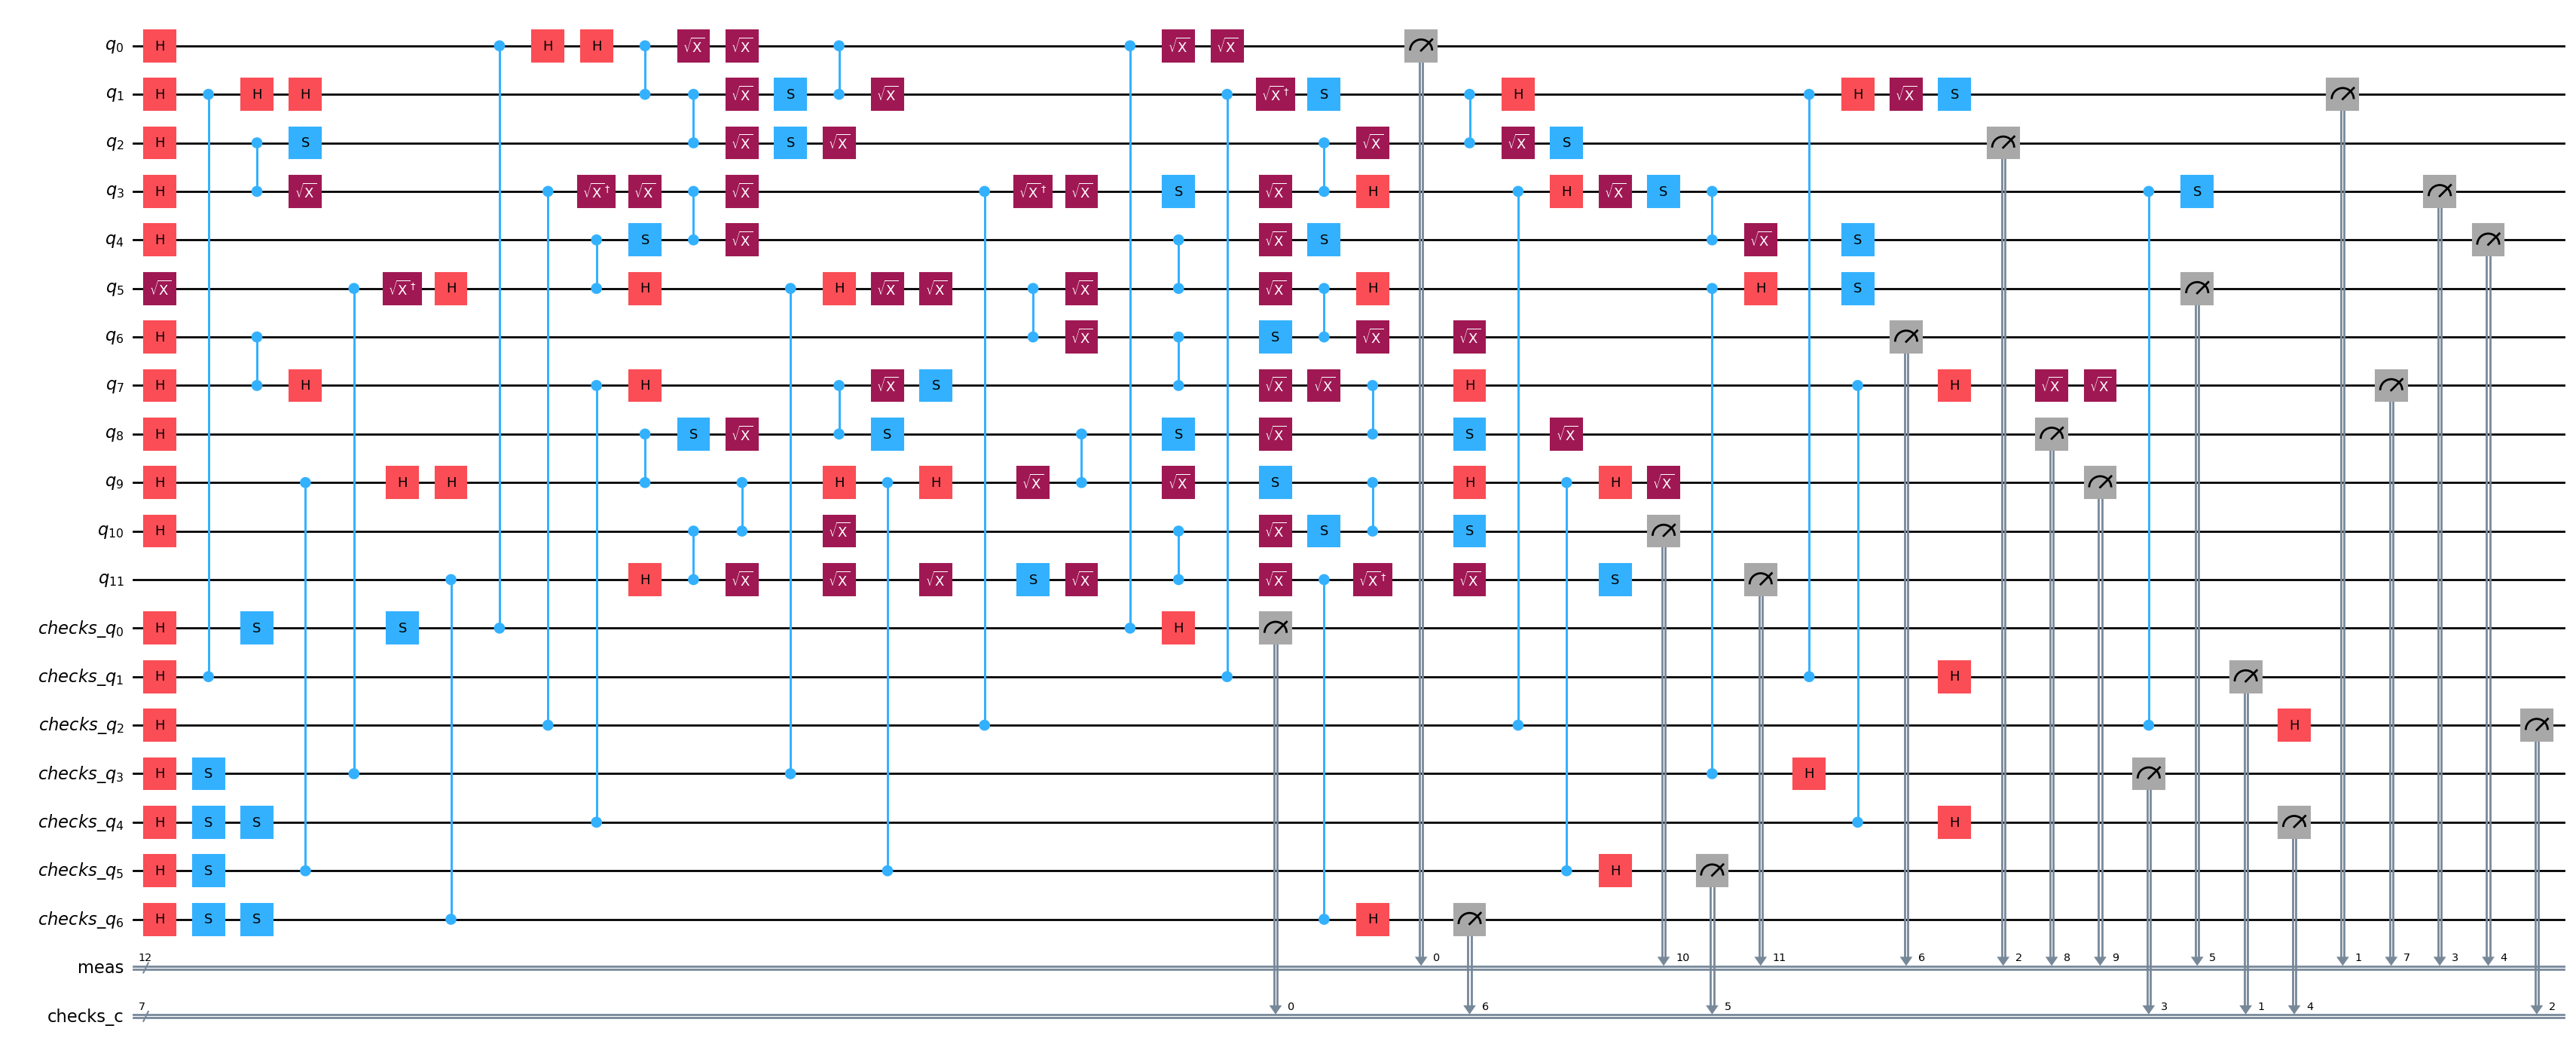
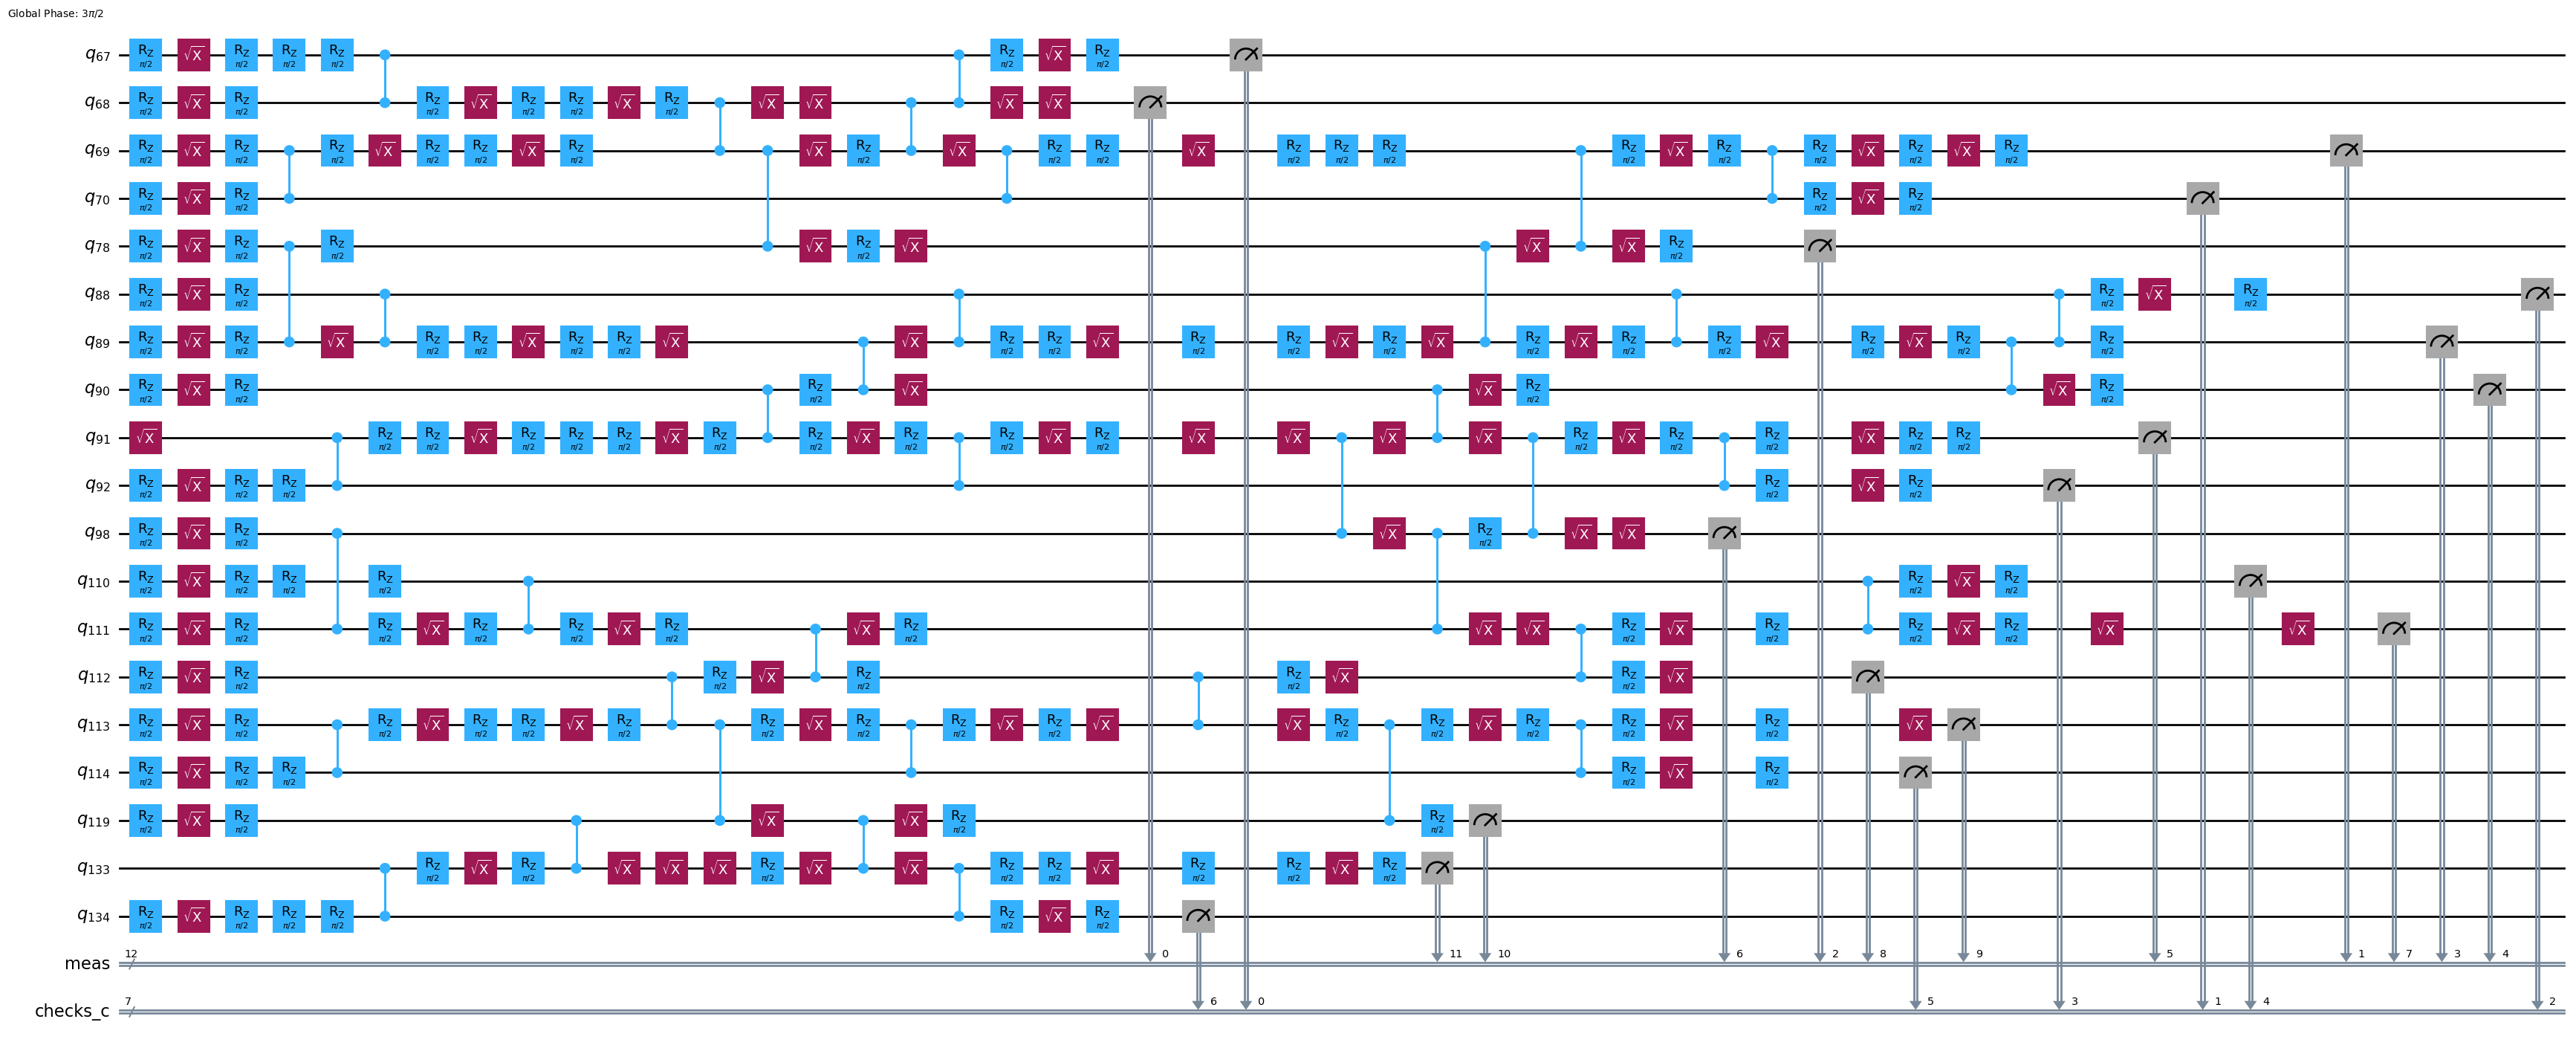
The change to this notebook cell's code, shown as a diff; its figure went from the first image to the second:
--- before
+++ after
@@ -1,15 +1,7 @@
 import matplotlib.pyplot as plt
-from IPython.display import display as idisplay
-from qiskit.transpiler import generate_preset_pass_manager
 from qiskit_paulice import add_pauli_checks
 
-# Find checks on virtual circuit
+# Find checks on circuit
 checked = add_pauli_checks(
-    circuit, target_qubits_v, noise_model, cost="gamma", method="windowed", seed=seed
-)
-# Find checks on circuit with layout
-pm = generate_preset_pass_manager(optimization_level=0, backend=backend, initial_layout=layout)
-circuit_isa = pm.run(circuit)
-checked_isa = add_pauli_checks(
     circuit_isa,
     target_qubits,
@@ -20,17 +12,6 @@
     seed=seed,
 )
-print(f"Checks added to virtual qubits: {target_qubits_v}")
+
 print(f"Physical layout of payload+ancillas: {layout + ancilla_qubits}")
-print("Virtual circuit:")
-idisplay(checked[-1].circuit.draw("mpl", fold=-1, idle_wires=False))
-print("ISA circuit:")
-idisplay(checked_isa[-1].circuit.draw("mpl", fold=-1, idle_wires=False))
-
-fig, ax = plt.subplots(figsize=(8, 4))
-costs = [v.cost for v in checked]
-ks = np.arange(len(costs))
-ax.plot(ks, costs, marker="o", color="steelblue")
-ax.set(xlabel="checks committed", ylabel="Gamma", yscale="log", title="Gamma vs. number of checks")
-ax.grid(True, alpha=0.3, which="both")
-plt.tight_layout()
-plt.show()
+print("Checked circuit:")
+checked[-1].circuit.draw("mpl", fold=-1, idle_wires=False)

Commit: Fix handling of basis gate sets